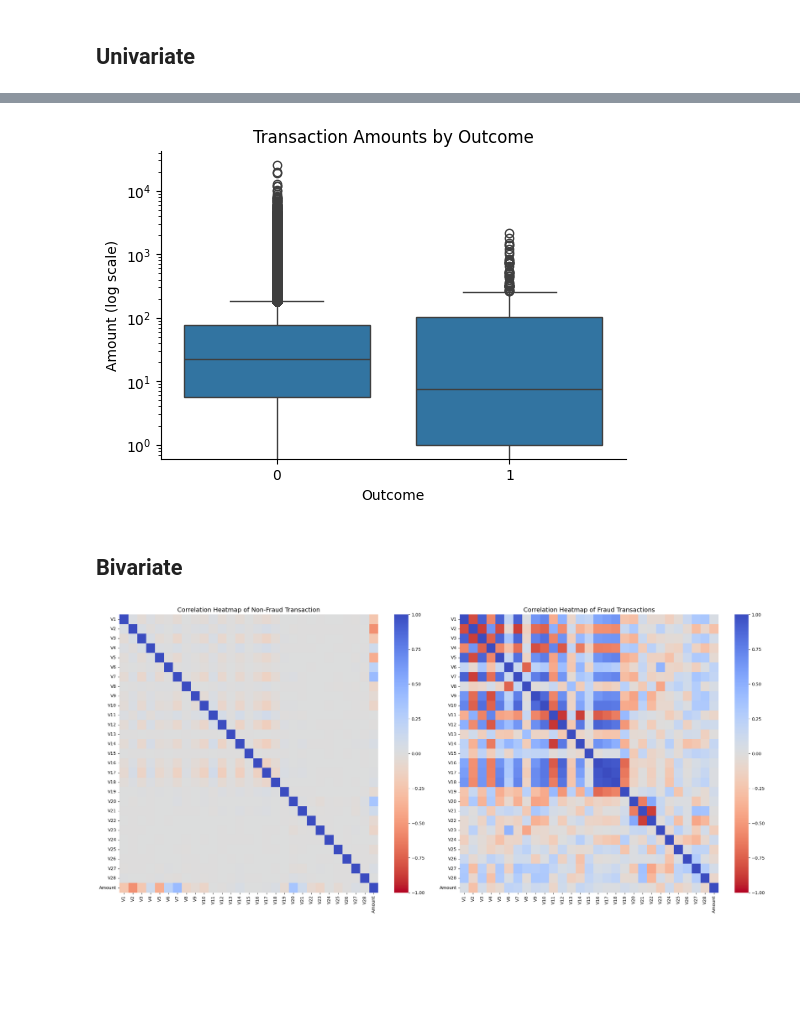
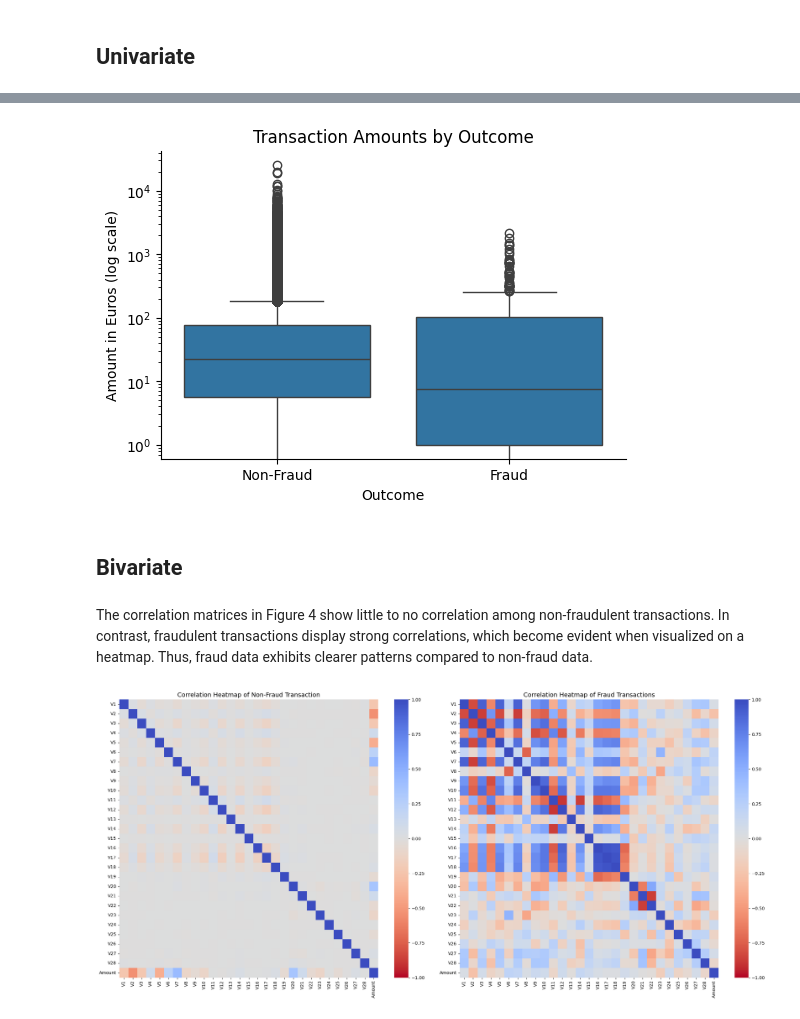
Before and after one commit to BSDSBA-JF/ML-II-Labs, a Jupyter notebook: 01/01-lab-materials/LT 7-Lab 1.ipynb, the cells around one changed output, grey strips where cells are left out. Saved outputs shown, nothing was run; the diff lists cells and outputs as text; code cells hidden in the pictures; blank space fills up the shorter version.

```diff
--- a/01/01-lab-materials/LT 7-Lab 1.ipynb
+++ b/01/01-lab-materials/LT 7-Lab 1.ipynb
@@ -73,24 +88,27 @@ plt.show()
 # %%
 plt.figure(figsize=(6,4))
 
 sns.boxplot(
     x="outcome",
     y="Amount",
     data=df
 )
 plt.yscale("log")  # handle skewness
 plt.title("Transaction Amounts by Outcome")
 plt.xlabel("Outcome")
-plt.ylabel("Amount (log scale)")
+plt.xticks([0, 1], ['Non-Fraud', 'Fraud'])
+plt.ylabel("Amount in Euros (log scale)")
 
 plt.gca().spines['top'].set_visible(False)
 plt.gca().spines['right'].set_visible(False)
 
 plt.show()
 # %% [output]
-[figure, old version]
+[figure, new version]
 # %% [markdown]
 ## Bivariate
+# %% [markdown]
+The correlation matrices in Figure 4 show little to no correlation among non-fraudulent transactions. In contrast, fraudulent transactions display strong correlations, which become evident when visualized on a heatmap. Thus, fraud data exhibits clearer patterns compared to non-fraud data.
 # %%
 import matplotlib.pyplot as plt
 import seaborn as sns
```
Also changed, not shown: parts of 38 cells of this notebook.
